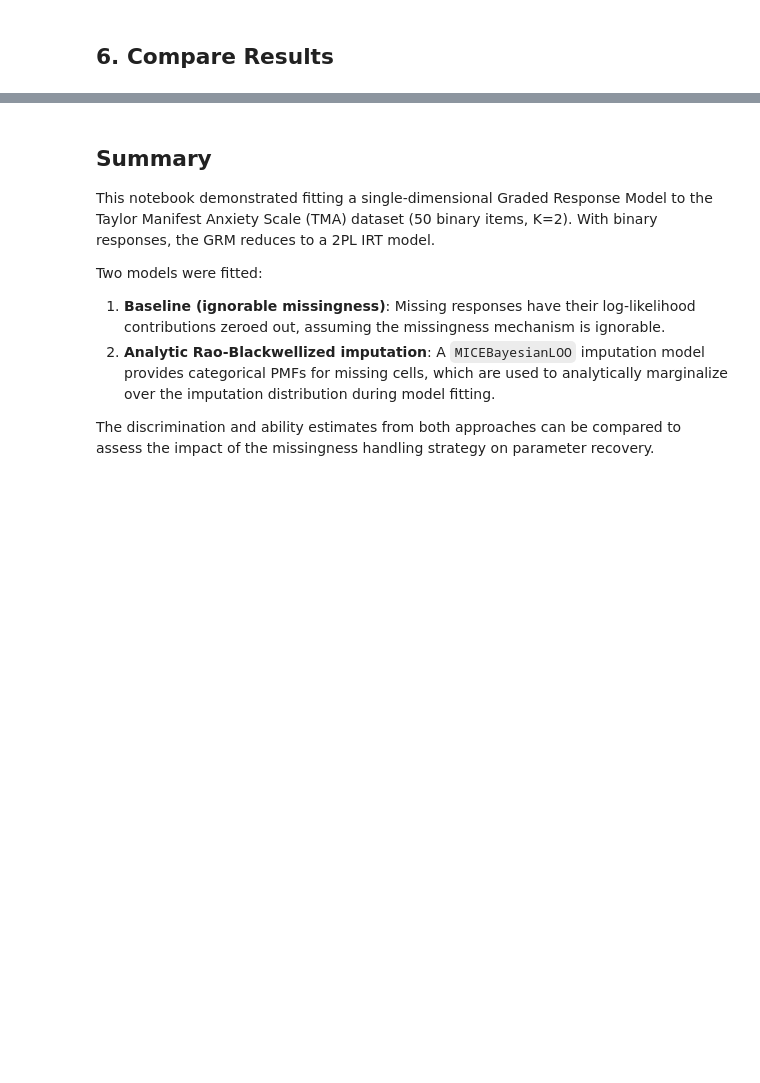
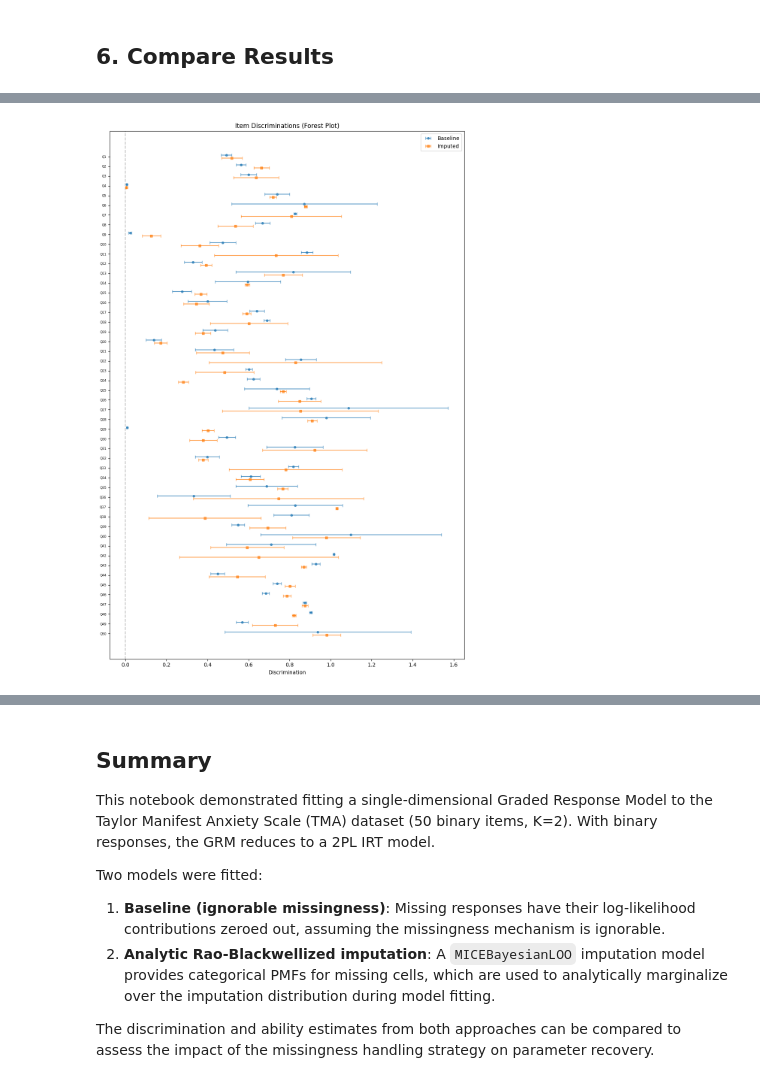
Before and after one commit to mederrata/bayesianquilts, a Jupyter notebook: notebooks/irt/tma/grm_single_scale.ipynb, the cells around one changed output, grey strips where cells are left out. Cells and saved outputs as stored; diff of their text form; code cells hidden in the pictures; blank space fills up the shorter version.

Commit message:
update ability figures

```diff
--- a/notebooks/irt/tma/grm_single_scale.ipynb
+++ b/notebooks/irt/tma/grm_single_scale.ipynb
@@ -176,22 +261,39 @@ def calibrate_manually(model, n_samples=32, seed=42):
 calibrate_manually(model_baseline, n_samples=32, seed=101)
 calibrate_manually(model_imputed, n_samples=32, seed=102)
 # %%
-disc_base = np.array(model_baseline.calibrated_expectations['discriminations']).flatten()
-disc_imp = np.array(model_imputed.calibrated_expectations['discriminations']).flatten()
+# Forest plot of discriminations with uncertainty
+disc_samples_base = np.array(model_baseline.surrogate_sample['discriminations']).reshape(
+    -1, len(item_keys))
+disc_samples_imp = np.array(model_imputed.surrogate_sample['discriminations']).reshape(
+    -1, len(item_keys))
 
-fig, ax = plt.subplots(figsize=(10, 12))
+disc_mean_base = disc_samples_base.mean(axis=0)
+disc_std_base = disc_samples_base.std(axis=0)
+disc_mean_imp = disc_samples_imp.mean(axis=0)
+disc_std_imp = disc_samples_imp.std(axis=0)
+
+fig, ax = plt.subplots(figsize=(10, max(7, len(item_keys) * 0.3)))
 y_pos = np.arange(len(item_keys))
-width = 0.35
-ax.barh(y_pos - width/2, disc_base, width, label='Baseline', alpha=0.7, edgecolor='black')
-ax.barh(y_pos + width/2, disc_imp, width, label='Imputed', alpha=0.7, edgecolor='black')
+offset = 0.15
+
+ax.errorbar(disc_mean_base, y_pos - offset, xerr=disc_std_base, fmt='o',
+            capsize=3, markersize=4, elinewidth=1.5, color='tab:blue',
+            ecolor='tab:blue', alpha=0.7, label='Baseline')
+ax.errorbar(disc_mean_imp, y_pos + offset, xerr=disc_std_imp, fmt='s',
+            capsize=3, markersize=4, elinewidth=1.5, color='tab:orange',
+            ecolor='tab:orange', alpha=0.7, label='Imputed')
+
 ax.set_yticks(y_pos)
-ax.set_yticklabels(item_keys)
+ax.set_yticklabels(item_keys, fontsize=6)
 ax.set_xlabel('Discrimination')
-ax.set_title('Item Discriminations: Baseline vs Imputed')
+ax.set_title('Item Discriminations (Forest Plot)')
 ax.legend()
 ax.invert_yaxis()
+ax.axvline(x=0, color='gray', linestyle='--', alpha=0.5)
 plt.tight_layout()
 plt.show()
+# %% [output]
+[figure, added]
 # %%
 ab_base = np.array(model_baseline.calibrated_expectations['abilities']).flatten()
 ab_imp = np.array(model_imputed.calibrated_expectations['abilities']).flatten()
```
Also changed, not shown: parts of 10 cells of this notebook, 7 other files.
